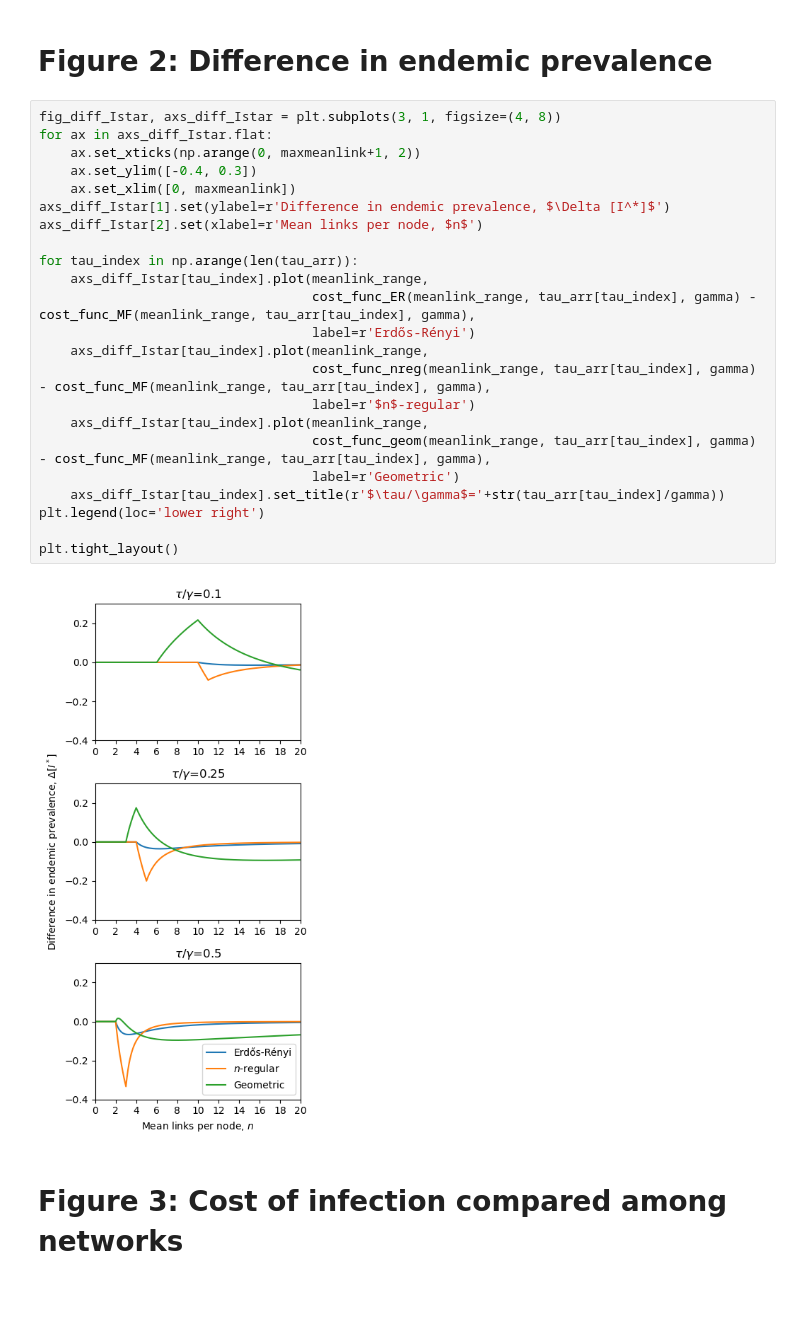
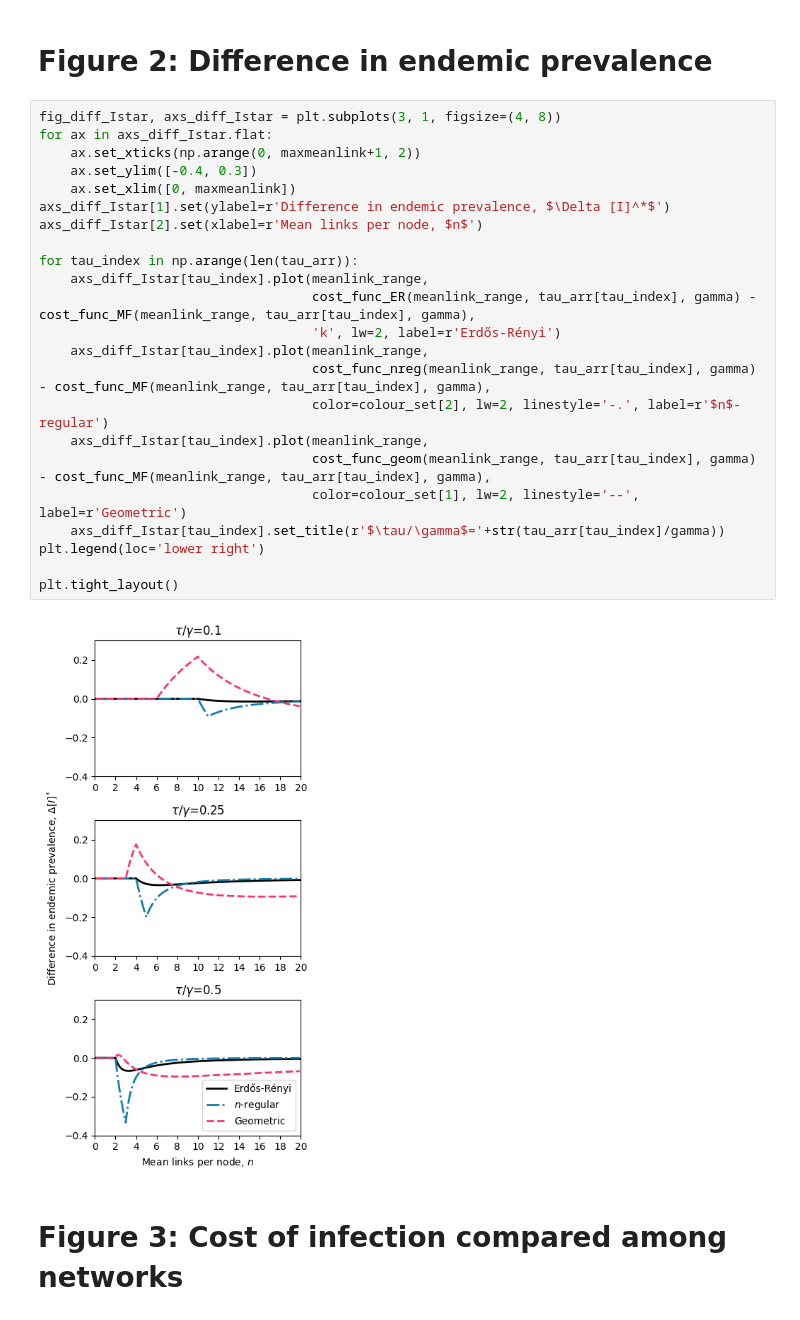
Before and after one commit to thatchai-b/article-trade-off-infs-social-interacts, a Jupyter notebook: Figures_2-5_cost-benefit.ipynb, the cells around one changed output. Saved outputs shown, nothing was run; the diff lists cells and outputs as text.

```diff
--- a/Figures_2-5_cost-benefit.ipynb
+++ b/Figures_2-5_cost-benefit.ipynb
@@ -74,28 +74,28 @@ def cost_func_geom(x, tau, gamma):
 # %%
 fig_diff_Istar, axs_diff_Istar = plt.subplots(3, 1, figsize=(4, 8))
 for ax in axs_diff_Istar.flat:
     ax.set_xticks(np.arange(0, maxmeanlink+1, 2))
     ax.set_ylim([-0.4, 0.3])
     ax.set_xlim([0, maxmeanlink])
-axs_diff_Istar[1].set(ylabel=r'Difference in endemic prevalence, $\Delta [I^*]$')
+axs_diff_Istar[1].set(ylabel=r'Difference in endemic prevalence, $\Delta [I]^*$')
 axs_diff_Istar[2].set(xlabel=r'Mean links per node, $n$')
 
 for tau_index in np.arange(len(tau_arr)):
     axs_diff_Istar[tau_index].plot(meanlink_range,
                                    cost_func_ER(meanlink_range, tau_arr[tau_index], gamma) - cost_func_MF(meanlink_range, tau_arr[tau_index], gamma),
-                                   label=r'Erdős-Rényi')
+                                   'k', lw=2, label=r'Erdős-Rényi')
     axs_diff_Istar[tau_index].plot(meanlink_range,
                                    cost_func_nreg(meanlink_range, tau_arr[tau_index], gamma) - cost_func_MF(meanlink_range, tau_arr[tau_index], gamma),
-                                   label=r'$n$-regular')
+                                   color=colour_set[2], lw=2, linestyle='-.', label=r'$n$-regular')
     axs_diff_Istar[tau_index].plot(meanlink_range,
                                    cost_func_geom(meanlink_range, tau_arr[tau_index], gamma) - cost_func_MF(meanlink_range, tau_arr[tau_index], gamma),
-                                   label=r'Geometric')
+                                   color=colour_set[1], lw=2, linestyle='--', label=r'Geometric')
     axs_diff_Istar[tau_index].set_title(r'$\tau/\gamma$='+str(tau_arr[tau_index]/gamma))
 plt.legend(loc='lower right')
 
 plt.tight_layout()
 # %% [output]
-[figure, old version]
+[figure, new version]
 # %% [markdown]
 # Figure 3: Cost of infection compared among networks
 # %%
```
Also changed, not shown: parts of 3 cells of this notebook.
